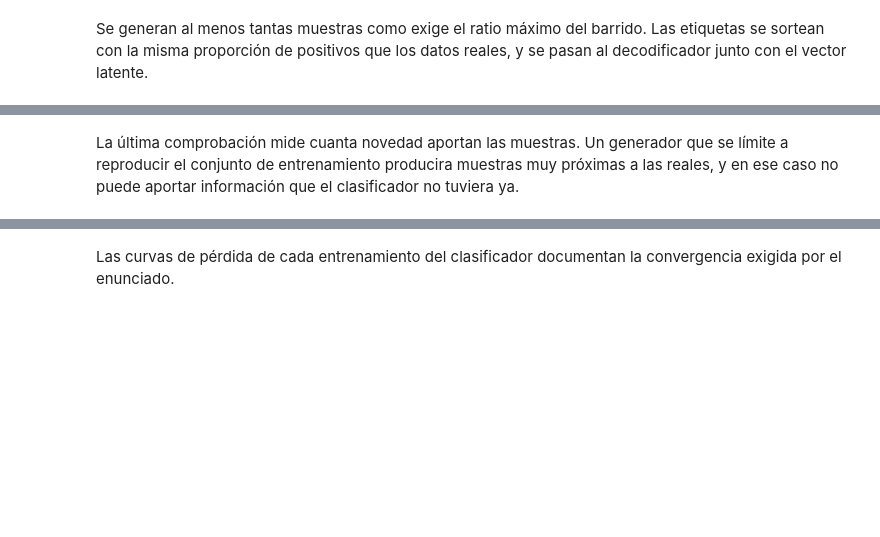
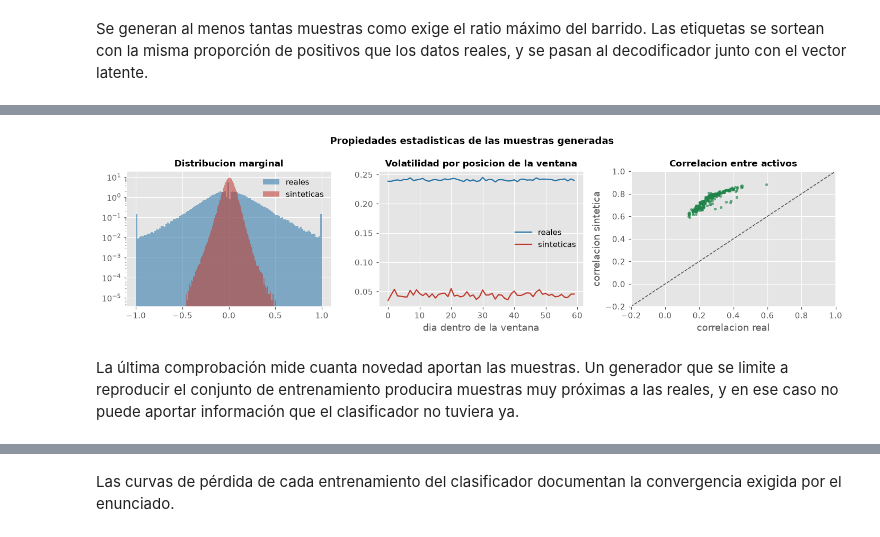
Before and after one commit to raulrodriguezlr/B5-T1, a Jupyter notebook: notebooks/05_generador_cvae.ipynb, the cells around one changed output, grey strips where cells are left out. Saved outputs shown, nothing was run; the diff lists cells and outputs as text; code cells hidden in the pictures; blank space fills up the shorter version.

```diff
--- a/notebooks/05_generador_cvae.ipynb
+++ b/notebooks/05_generador_cvae.ipynb
@@ -190,11 +447,13 @@ plt.show()
 # %%
 graficos.comparar_distribuciones(
-    X_real, X_synth, "Propiedades estadísticas de las muestras generadas",
+    X_real, X_synth, "Propiedades estadisticas de las muestras generadas",
     "05_distribuciones")
 plt.show()
+# %% [output]
+[figure, added]
 # %% [markdown]
 La última comprobación mide cuanta novedad aportan las muestras. Un generador que
-se límite a reproducir el conjunto de entrenamiento producira muestras muy
+se limite a reproducir el conjunto de entrenamiento producira muestras muy
 próximas a las reales, y en ese caso no puede aportar información que el
 clasificador no tuviera ya.
 # %%
```
Also changed, not shown: parts of 29 cells of this notebook.
